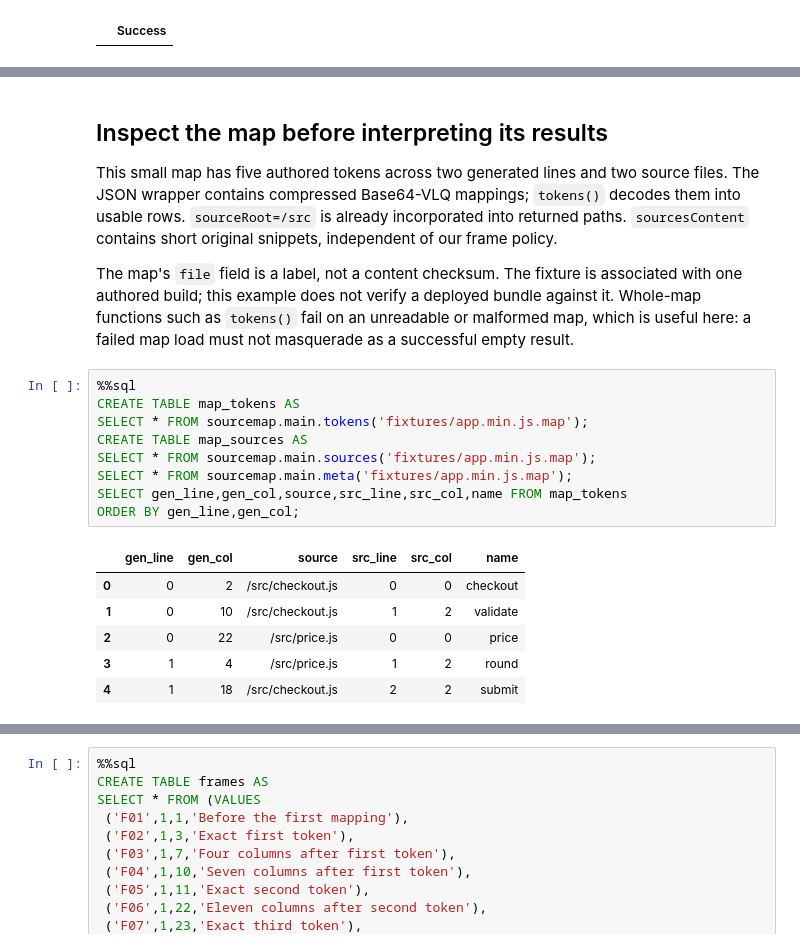
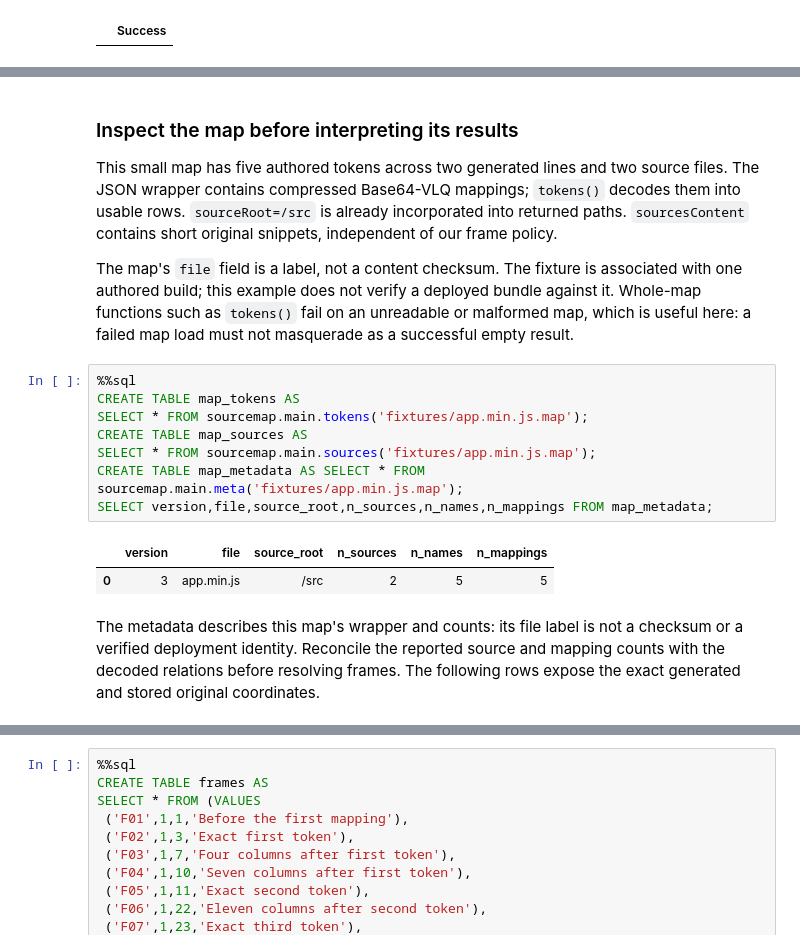
Before and after one commit to Query-farm/vgi-sourcemap, a Jupyter notebook: notebooks/01_a_resolved_frame_still_needs_context.ipynb, the cells around one changed output, grey strips where cells are left out. Drawn from its saved outputs; the diff is of its cells as text.

Commit message:
Publish portable source-map narrative with complete SQL coverage and SVGs [skip ci]

```diff
--- a/notebooks/01_a_resolved_frame_still_needs_context.ipynb
+++ b/notebooks/01_a_resolved_frame_still_needs_context.ipynb
@@ -69,5 +97,5 @@ ATTACH 'sourcemap' (TYPE vgi, LOCATION 'github-auto://Query-farm/vgi-sourcemap@v
 # %% [markdown]
-## Inspect the map before interpreting its results
+### Inspect the map before interpreting its results
 
 This small map has five authored tokens across two generated lines and two source
 files. The JSON wrapper contains compressed Base64-VLQ mappings; `tokens()` decodes
@@ -81,16 +109,16 @@ is useful here: a failed map load must not masquerade as a successful empty resu
 # %%
 %%sql
 CREATE TABLE map_tokens AS
 SELECT * FROM sourcemap.main.tokens('fixtures/app.min.js.map');
 CREATE TABLE map_sources AS
 SELECT * FROM sourcemap.main.sources('fixtures/app.min.js.map');
-SELECT * FROM sourcemap.main.meta('fixtures/app.min.js.map');
-SELECT gen_line,gen_col,source,src_line,src_col,name FROM map_tokens
-ORDER BY gen_line,gen_col;
+CREATE TABLE map_metadata AS SELECT * FROM sourcemap.main.meta('fixtures/app.min.js.map');
+SELECT version,file,source_root,n_sources,n_names,n_mappings FROM map_metadata;
 # %% [output]
-|  | gen_line | gen_col | source | src_line | src_col | name |
-| 0 | 0 | 2 | /src/checkout.js | 0 | 0 | checkout |
-| 1 | 0 | 10 | /src/checkout.js | 1 | 2 | validate |
-| 2 | 0 | 22 | /src/price.js | 0 | 0 | price |
-| 3 | 1 | 4 | /src/price.js | 1 | 2 | round |
-| 4 | 1 | 18 | /src/checkout.js | 2 | 2 | submit |
+|  | version | file | source_root | n_sources | n_names | n_mappings |
+| 0 | 3 | app.min.js | /src | 2 | 5 | 5 |
+# %% [markdown]
+The metadata describes this map's wrapper and counts: its file label is not a
+checksum or a verified deployment identity. Reconcile the reported source and
+mapping counts with the decoded relations before resolving frames. The following
+rows expose the exact generated and stored original coordinates.
```
Also changed, not shown: parts of 23 cells of this notebook, 12 other files.
